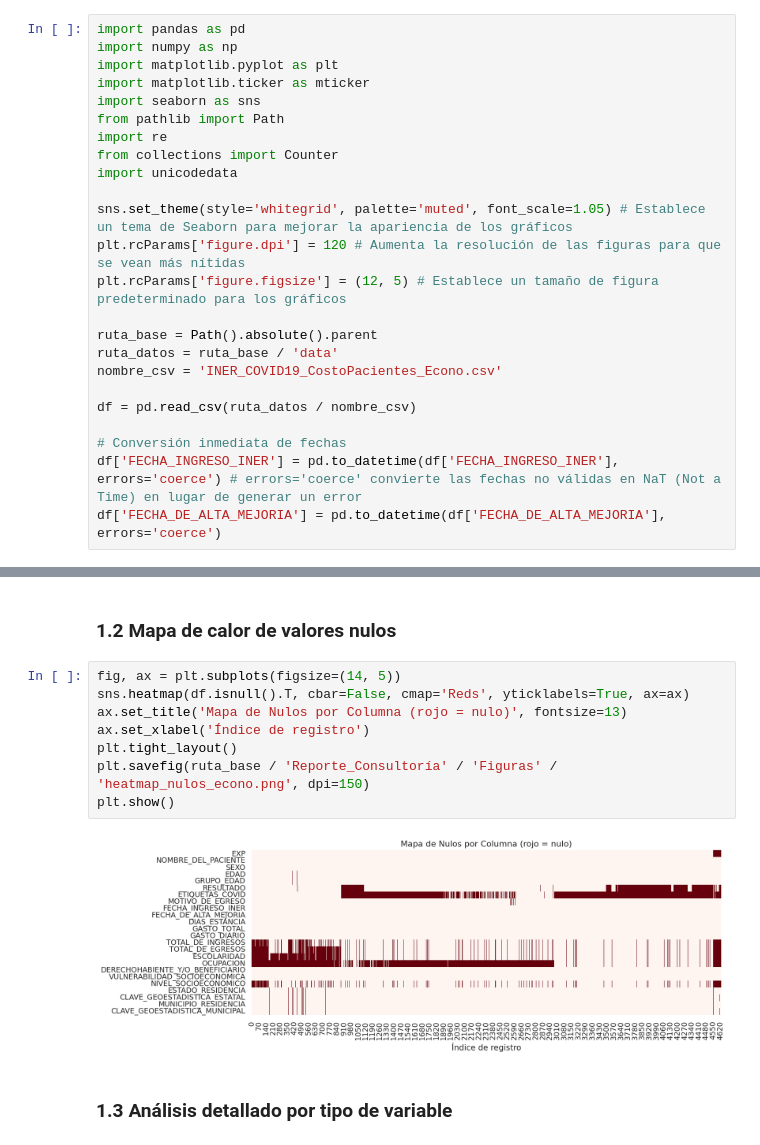
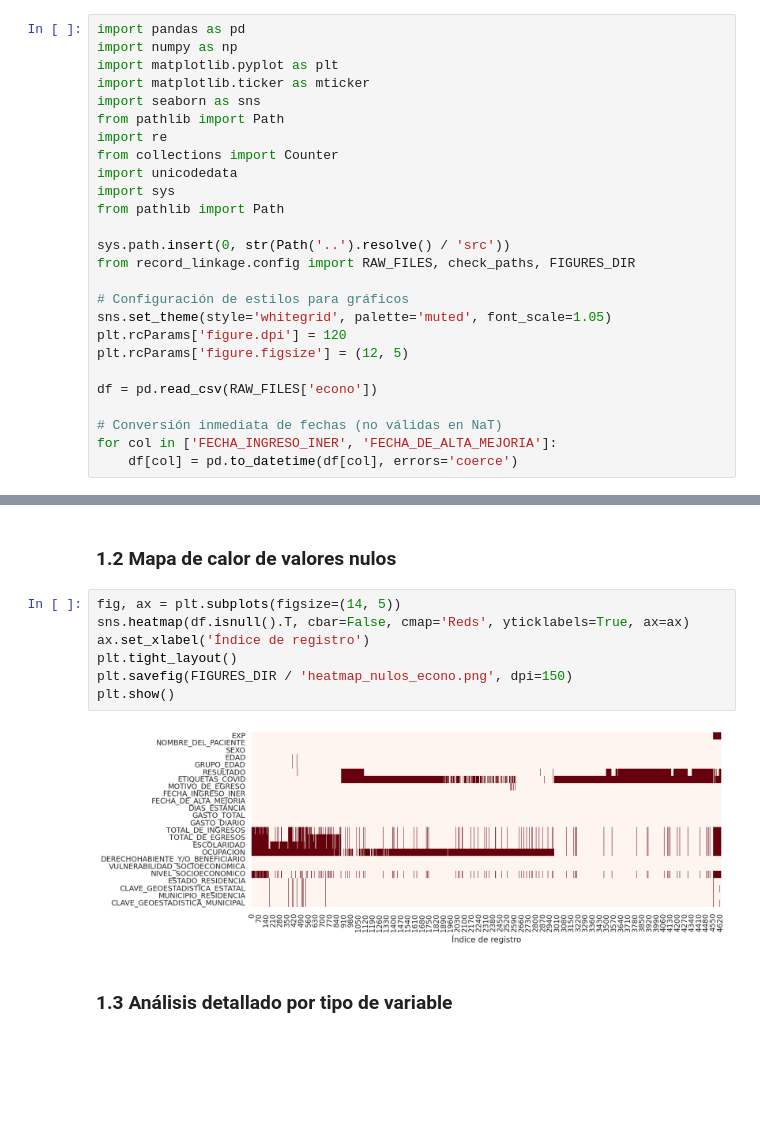
Before and after one commit to UzielLujan/entity-resolution-nlp, a Jupyter notebook: notebooks/EDA_Econo.ipynb, the cells around one changed output, grey strips where cells are left out. Cells and saved outputs as stored; diff of their text form; blank space fills up the shorter version.

Commit message:
Refactoricé Notebooks exploratorios con las rutas de config.py

```diff
--- a/notebooks/EDA_Econo.ipynb
+++ b/notebooks/EDA_Econo.ipynb
@@ -19,20 +19,22 @@ from pathlib import Path
 import re
 from collections import Counter
 import unicodedata
+import sys
+from pathlib import Path
 
-sns.set_theme(style='whitegrid', palette='muted', font_scale=1.05) # Establece un tema de Seaborn para mejorar la apariencia de los gráficos
-plt.rcParams['figure.dpi'] = 120 # Aumenta la resolución de las figuras para que se vean más nítidas
-plt.rcParams['figure.figsize'] = (12, 5) # Establece un tamaño de figura predeterminado para los gráficos
+sys.path.insert(0, str(Path('..').resolve() / 'src'))
+from record_linkage.config import RAW_FILES, check_paths, FIGURES_DIR
 
-ruta_base = Path().absolute().parent
-ruta_datos = ruta_base / 'data'
-nombre_csv = 'INER_COVID19_CostoPacientes_Econo.csv'
+# Configuración de estilos para gráficos
+sns.set_theme(style='whitegrid', palette='muted', font_scale=1.05)
+plt.rcParams['figure.dpi'] = 120
+plt.rcParams['figure.figsize'] = (12, 5)
 
-df = pd.read_csv(ruta_datos / nombre_csv)
+df = pd.read_csv(RAW_FILES['econo'])
 
-# Conversión inmediata de fechas
-df['FECHA_INGRESO_INER'] = pd.to_datetime(df['FECHA_INGRESO_INER'], errors='coerce') # errors='coerce' convierte las fechas no válidas en NaT (Not a Time) en lugar de generar un error
-df['FECHA_DE_ALTA_MEJORIA'] = pd.to_datetime(df['FECHA_DE_ALTA_MEJORIA'], errors='coerce')
+# Conversión inmediata de fechas (no válidas en NaT)
+for col in ['FECHA_INGRESO_INER', 'FECHA_DE_ALTA_MEJORIA']:
+    df[col] = pd.to_datetime(df[col], errors='coerce')
 # %% [markdown]
 ## 1. Caracterización de Columnas
 
@@ -73,13 +77,12 @@ Resumen | 4,632 registros y 24 columnas
 # %%
 fig, ax = plt.subplots(figsize=(14, 5))
 sns.heatmap(df.isnull().T, cbar=False, cmap='Reds', yticklabels=True, ax=ax)
-ax.set_title('Mapa de Nulos por Columna (rojo = nulo)', fontsize=13)
 ax.set_xlabel('Índice de registro')
 plt.tight_layout()
-plt.savefig(ruta_base / 'Reporte_Consultoría' / 'Figuras' / 'heatmap_nulos_econo.png', dpi=150)
+plt.savefig(FIGURES_DIR / 'heatmap_nulos_econo.png', dpi=150)
 plt.show()
 # %% [output]
-[figure, old version]
+[figure, new version]
 # %% [markdown]
 ### 1.3 Análisis detallado por tipo de variable
 # %% [markdown]
```
Also changed, not shown: parts of 10 cells of this notebook, 2 other files.
